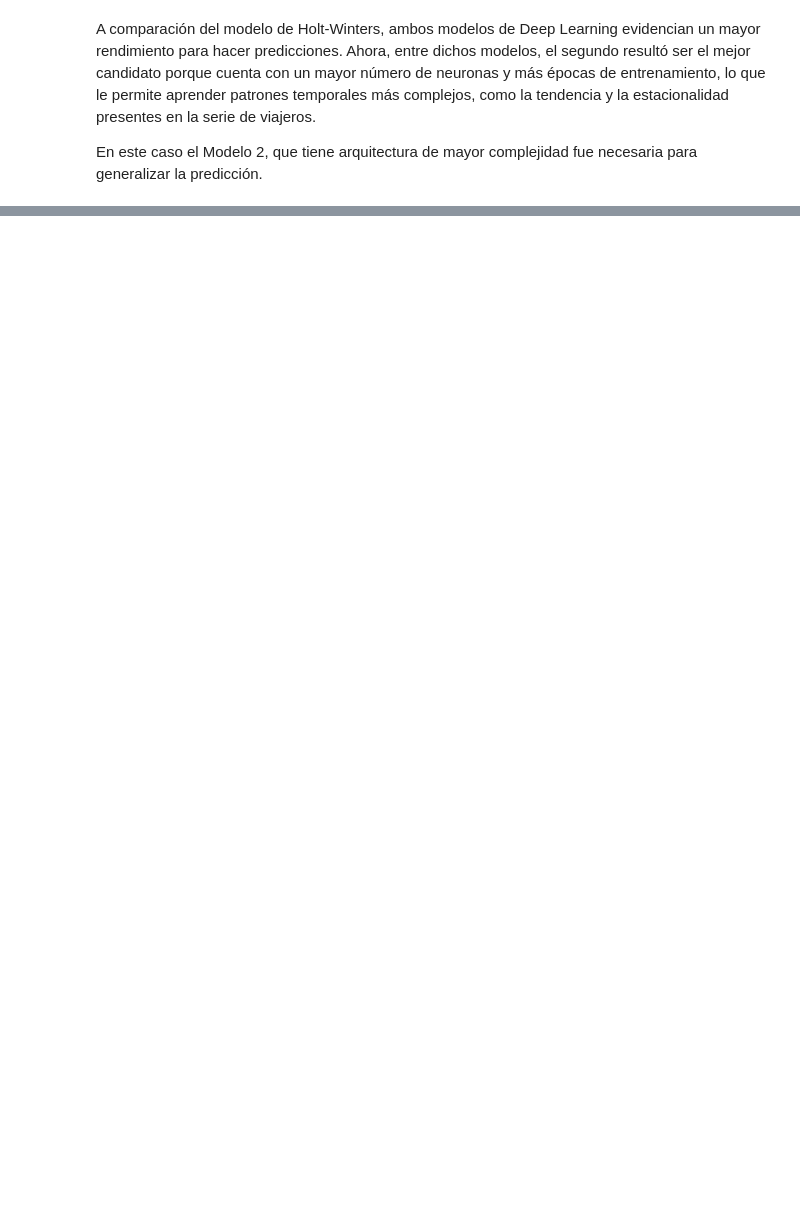
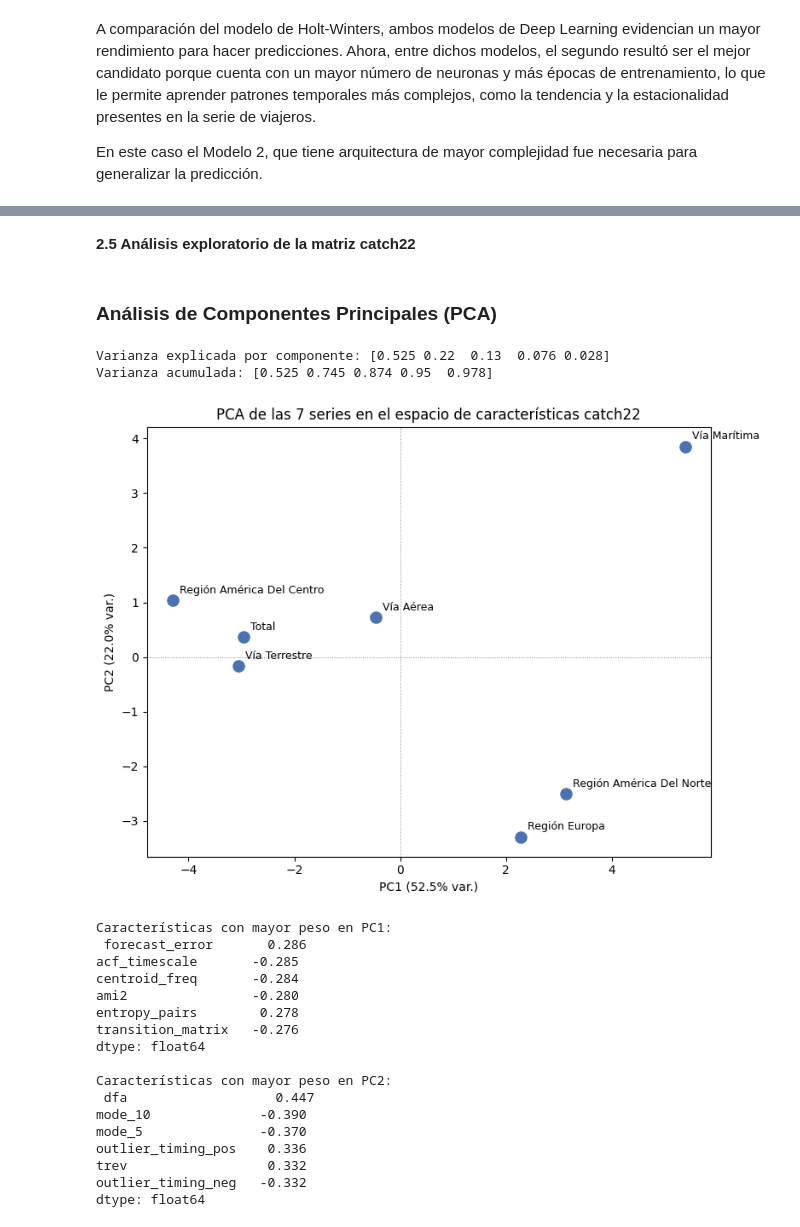
Before and after one commit to donadito/Laboratorio-2-SERIES-DE-TIEMPO, a Jupyter notebook: Laboratorio2.ipynb, the cells around one changed output, grey strips where cells are left out. Drawn from its saved outputs; the diff is of its cells as text; code cells hidden in the pictures; blank space fills up the shorter version.

Commit message:
feat: ejercicio 2 completo - catch22 (PCA, clustering, heatmap, distancias) y modelo LSTM con features catch22

```diff
--- a/Laboratorio2.ipynb
+++ b/Laboratorio2.ipynb
@@ -480,0 +529,13 @@ En este caso el Modelo 2, que tiene arquitectura de mayor complejidad fue necesa
+# %%
+# 2.2 Extracción de las 22 características de catch22 para cada serie
+filas = []
+nombres = []
+for nombre, s in series_train.items():
+    resultado = pycatch22.catch22_all(s.values.tolist(), short_names=True)
+    filas.append(dict(zip(resultado["short_names"], resultado["values"])))
+    nombres.append(nombre)
+
+# 2.3 Matriz: cada fila una serie, cada columna una característica de catch22
+matriz_catch22 = pd.DataFrame(filas, index=nombres)
+print(f"Matriz catch22: {matriz_catch22.shape[0]} series x {matriz_catch22.shape[1]} características")
+matriz_catch22.round(3)
@@ -480,0 +553,6 @@ En este caso el Modelo 2, que tiene arquitectura de mayor complejidad fue necesa
+# %%
+# 2.4 Estandarización de las características antes de cualquier análisis comparativo
+scaler_c22 = StandardScaler()
+X_std = scaler_c22.fit_transform(matriz_catch22.values)
+matriz_std = pd.DataFrame(X_std, index=matriz_catch22.index, columns=matriz_catch22.columns)
+matriz_std.round(2)
@@ -480,0 +569,50 @@ En este caso el Modelo 2, que tiene arquitectura de mayor complejidad fue necesa
+# %% [markdown]
+**2.5 Análisis exploratorio de la matriz catch22**
+# %% [markdown]
+### Análisis de Componentes Principales (PCA)
+# %%
+pca = PCA(n_components=min(5, X_std.shape[0]-1))
+pcs = pca.fit_transform(X_std)
+
+print("Varianza explicada por componente:", pca.explained_variance_ratio_.round(3))
+print("Varianza acumulada:", pca.explained_variance_ratio_.cumsum().round(3))
+
+pcs_df = pd.DataFrame(pcs[:, :3], index=matriz_std.index, columns=["PC1", "PC2", "PC3"])
+
+plt.figure(figsize=(8, 6))
+plt.scatter(pcs_df["PC1"], pcs_df["PC2"], s=90, color="#4C72B0")
+for nombre, row in pcs_df.iterrows():
+    plt.annotate(nombre, (row["PC1"], row["PC2"]), textcoords="offset points", xytext=(6, 6), fontsize=9)
+plt.axhline(0, color="gray", lw=0.7, ls=":")
+plt.axvline(0, color="gray", lw=0.7, ls=":")
+plt.xlabel(f"PC1 ({pca.explained_variance_ratio_[0]*100:.1f}% var.)")
+plt.ylabel(f"PC2 ({pca.explained_variance_ratio_[1]*100:.1f}% var.)")
+plt.title("PCA de las 7 series en el espacio de características catch22")
+plt.tight_layout()
+plt.show()
+
+loadings_pc1 = pd.Series(pca.components_[0], index=matriz_std.columns).sort_values(key=abs, ascending=False)
+loadings_pc2 = pd.Series(pca.components_[1], index=matriz_std.columns).sort_values(key=abs, ascending=False)
+print("\nCaracterísticas con mayor peso en PC1:\n", loadings_pc1.head(6).round(3))
+print("\nCaracterísticas con mayor peso en PC2:\n", loadings_pc2.head(6).round(3))
+# %% [output]
+Varianza explicada por componente: [0.525 0.22  0.13  0.076 0.028]
+Varianza acumulada: [0.525 0.745 0.874 0.95  0.978]
+[figure, added]
+Características con mayor peso en PC1:
+ forecast_error       0.286
+acf_timescale       -0.285
+centroid_freq       -0.284
+ami2                -0.280
+entropy_pairs        0.278
+transition_matrix   -0.276
+dtype: float64
+
+Características con mayor peso en PC2:
+ dfa                   0.447
+mode_10              -0.390
+mode_5               -0.370
+outlier_timing_pos    0.336
+trev                  0.332
+outlier_timing_neg   -0.332
+dtype: float64
```
Also changed, not shown: parts of 34 cells of this notebook, 14 other files.
